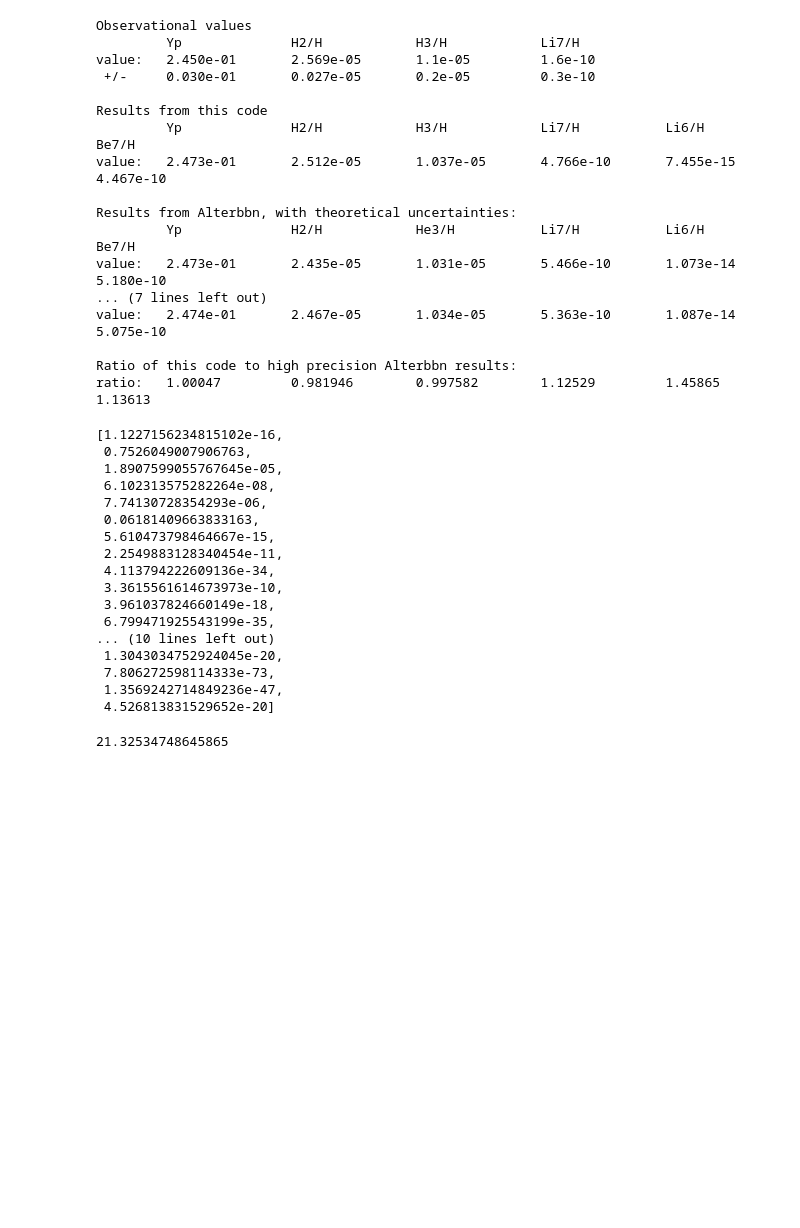
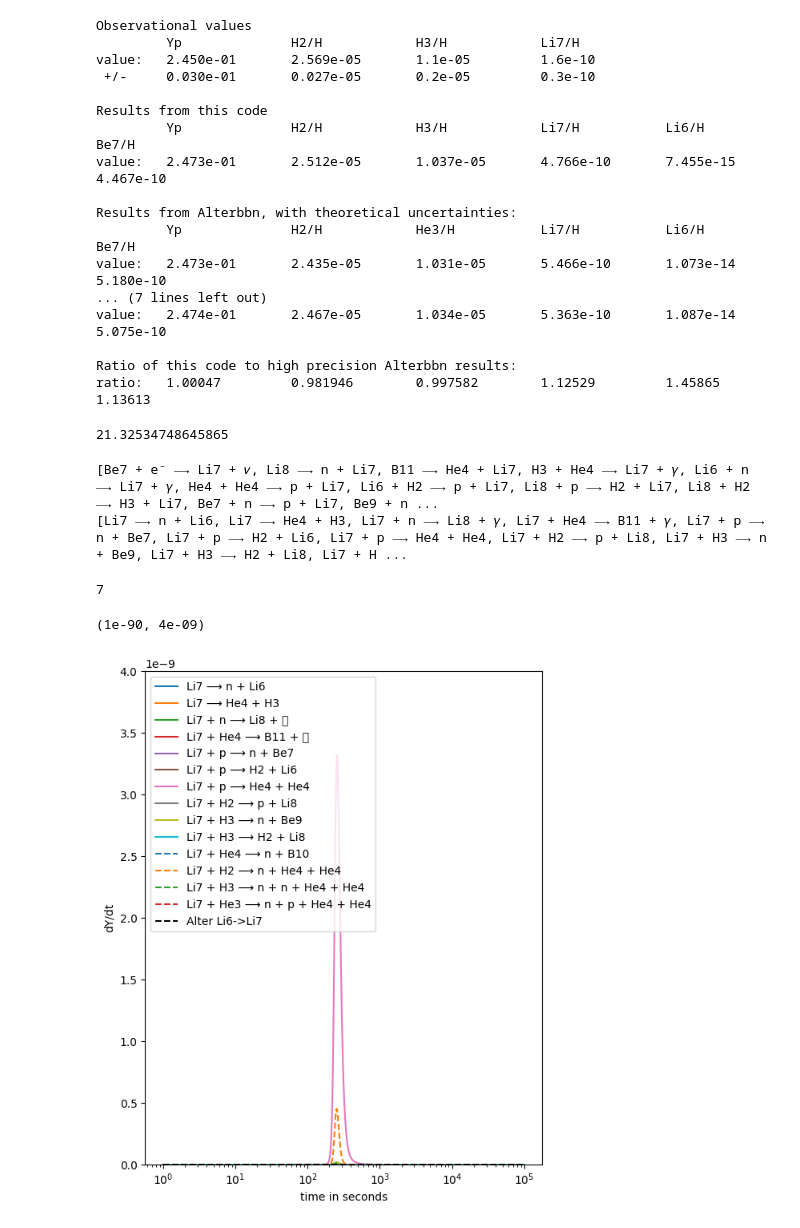
Before and after one commit to hansbdein/Speciale, a Jupyter notebook: full_size_network.ipynb, the cells around one changed output. Cells and saved outputs as stored; diff of their text form; code cells hidden in the pictures; blank space fills up the shorter version.

```diff
--- a/full_size_network.ipynb
+++ b/full_size_network.ipynb
@@ -1040,27 +1046,63 @@ value:   2.474e-01       2.467e-05       1.034e-05       5.363e-10       1.087e-
 
 Ratio of this code to high precision Alterbbn results:
 ratio:   1.00047         0.981946        0.997582        1.12529         1.45865         1.13613
-# %%
-[aabun[-1] for aabun in altersolY[n_bparams:]]
-# %% [output]
-[1.1227156234815102e-16,
- 0.7526049007906763,
- 1.8907599055767645e-05,
- 6.102313575282264e-08,
- 7.74130728354293e-06,
- 0.06181409663833163,
- 5.610473798464667e-15,
- 2.2549883128340454e-11,
- 4.113794222609136e-34,
- 3.3615561614673973e-10,
- 3.961037824660149e-18,
- 6.799471925543199e-35,
-... (10 lines left out)
- 1.3043034752924045e-20,
- 7.806272598114333e-73,
- 1.3569242714849236e-47,
- 4.526813831529652e-20]
 # %%
 final_abun[10]/abun[10]
 # %% [output]
 21.32534748645865
+# %%
+#finding rates that contribute to Lithium7 production
+all_nuclei = Y_labels[:fnNucs]#["p","n", "h2", "h3", "he3", "he4","Li6","Li7","Be7","Li8"]#,"B8","Be9","B10","B11","C11","B12","C12","N12","C13","N13","C14","N14","O14","N15","O15","O16"]
+bbn_library = reaclibrary.linking_nuclei(all_nuclei)
+bbn_network = pyna.networks.PythonNetwork(libraries=bbn_library)
+
+
+filter = pyna.RateFilter(products=["Li7"], exact=False)
+Li7rates = bbn_library.filter(filter).get_rates()
+Li7reversefilter = pyna.RateFilter(reactants=["Li7"], exact=False)
+Li7reverserates = bbn_library.filter(Li7reversefilter).get_rates()
+print(Li7rates)
+print(Li7reverserates)
+# %% [output]
+[Be7 + e⁻ ⟶ Li7 + 𝜈, Li8 ⟶ n + Li7, B11 ⟶ He4 + Li7, H3 + He4 ⟶ Li7 + 𝛾, Li6 + n ⟶ Li7 + 𝛾, He4 + He4 ⟶ p + Li7, Li6 + H2 ⟶ p + Li7, Li8 + p ⟶ H2 + Li7, Li8 + H2 ⟶ H3 + Li7, Be7 + n ⟶ p + Li7, Be9 + n ...
+[Li7 ⟶ n + Li6, Li7 ⟶ He4 + H3, Li7 + n ⟶ Li8 + 𝛾, Li7 + He4 ⟶ B11 + 𝛾, Li7 + p ⟶ n + Be7, Li7 + p ⟶ H2 + Li6, Li7 + p ⟶ He4 + He4, Li7 + H2 ⟶ p + Li8, Li7 + H3 ⟶ n + Be9, Li7 + H3 ⟶ H2 + Li8, Li7 + H ...
+# %%
+#Function for evaluating pyna rates at a given point
+def ratevalue(rate,i):
+    Tpeak=fullsolY.y[0,i]*TMeV2T9*1e9
+    rho=rho_bY_cgs(fullsolY.y[:,i])
+    value=rate.eval(Tpeak)/rho
+    for reactant in rate.reactants:
+        index=2+Y_labels.index(reactant.caps_name)
+        value*=fullsolY.y[index,i]*rho
+
+
+    return  value
+# %%
+#Li6 + n ⟶ Li7
+
+#alter
+#5100
+
+#this
+#exp( 9.04782)=8500
+2+Y_labels.index('He4')
+# %% [output]
+7
+# %%
+plt.figure(figsize=(6.4, 8))
+for ii,rate in enumerate(Li7reverserates):
+    #print(rate)
+    plt.plot((fullsolY.t+t_cut)/timeunit,[ratevalue(rate,i) for i in range(len(fullsolY.t))],line[ii],color=colors[ii],label=rate)
+
+plt.plot((fullsolY.t+t_cut)/timeunit,[5100*fullsolY.y[8,i]*fullsolY.y[2,i]*rho_bY_cgs(fullsolY.y[:,i]) for i in range(len(fullsolY.t))],'--k',label='Alter Li6->Li7')
+5100
+plt.legend(loc='upper left')
+plt.xscale('log')
+plt.xlabel('time in seconds')
+plt.ylabel('dY/dt')
+#plt.yscale('log')
+plt.ylim(1e-90,4e-9)
+# %% [output]
+(1e-90, 4e-09)
+[figure, added]
```
Also changed, not shown: parts of 11 cells of this notebook, 5 other files.
